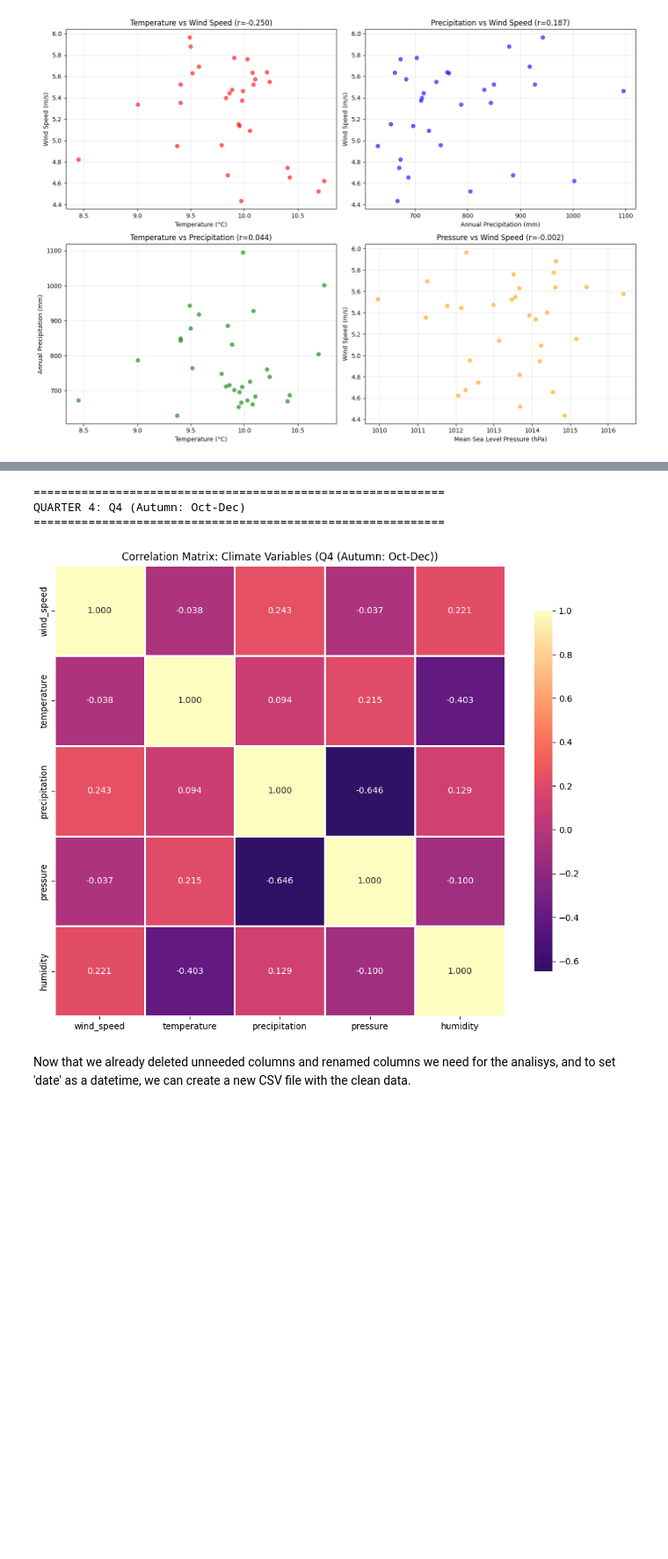
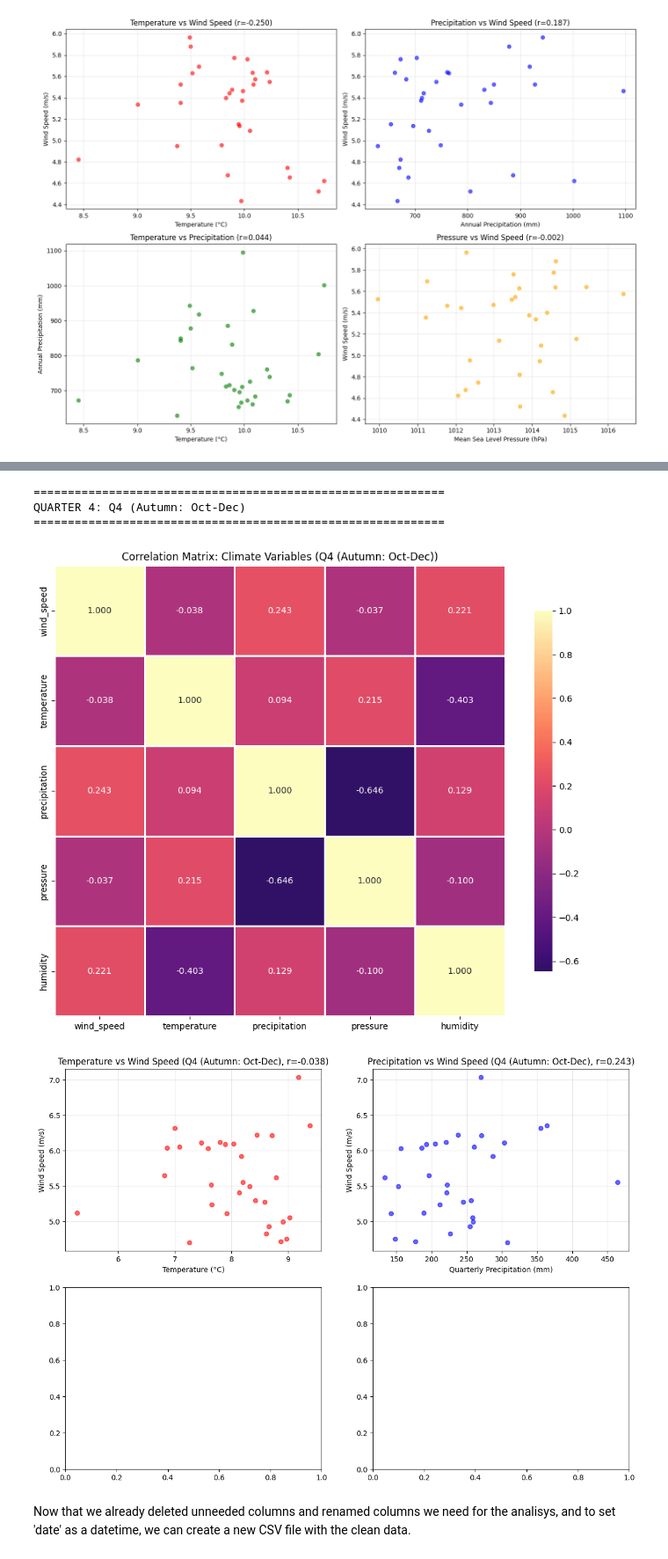
Before and after one commit to tanyasanjuan/pfda-project, a Jupyter notebook: wind.ipynb, the cells around one changed output, grey strips where cells are left out. Shown at 88% size. Drawn from its saved outputs; the diff is of its cells as text; code cells hidden in the pictures; blank space fills up the shorter version.

Commit message:
scatter plot precipitation vs wind speed

```diff
--- a/wind.ipynb
+++ b/wind.ipynb
@@ -631,34 +631,42 @@ for quarter in [4]:
                 square=True, linewidths=1, cbar_kws={"shrink": 0.8})
     plt.title(f"Correlation Matrix: Climate Variables ({quarter_labels[quarter]})")
     plt.tight_layout()
     plt.show()
 
 # Scatter plots of key relationships for this quarter
     fig, axes = plt.subplots(2, 2, figsize=(14, 10))
 
     # Temperature vs Wind Speed
-    axes[0, 0].scatter(q_data['temperature'], q_data['wind_speed'], alpha=0.6)
+    axes[0, 0].scatter(q_data['temperature'], q_data['wind_speed'], alpha=0.6, color='red')
     axes[0, 0].set_xlabel('Temperature (°C)')
     axes[0, 0].set_ylabel('Wind Speed (m/s)')
     axes[0, 0].set_title(f'Temperature vs Wind Speed ({quarter_labels[quarter]}, r={q_corr_matrix.loc["temperature", "wind_speed"]:.3f})')
     axes[0, 0].grid(True, alpha=0.3)
+
+    # Precipitation vs Wind Speed
+    axes[0, 1].scatter(q_data['precipitation'], q_data['wind_speed'], alpha=0.6, color='blue')
+    axes[0, 1].set_xlabel('Quarterly Precipitation (mm)')
+    axes[0, 1].set_ylabel('Wind Speed (m/s)')
+    axes[0, 1].set_title(f'Precipitation vs Wind Speed ({quarter_labels[quarter]}, r={q_corr_matrix.loc["precipitation", "wind_speed"]:.3f})')
+    axes[0, 1].grid(True, alpha=0.3)
 # %% [output]
 ============================================================
 QUARTER 1: Q1 (Winter: Jan-Mar)
 ============================================================
 [figure]
 ============================================================
 QUARTER 2: Q2 (Spring: Apr-Jun)
 ============================================================
 [figure]
 ============================================================
 QUARTER 3: Q3 (Summer: Jul-Sep)
 ============================================================
 [figure]
 ============================================================
 QUARTER 4: Q4 (Autumn: Oct-Dec)
 ============================================================
 [figure]
+[figure, added]
 # %% [markdown]
 Now that we already deleted unneeded columns and renamed columns we need for the analisys, and to set 'date' as a datetime, we can create a new CSV file with the clean data.
 # %%
```
